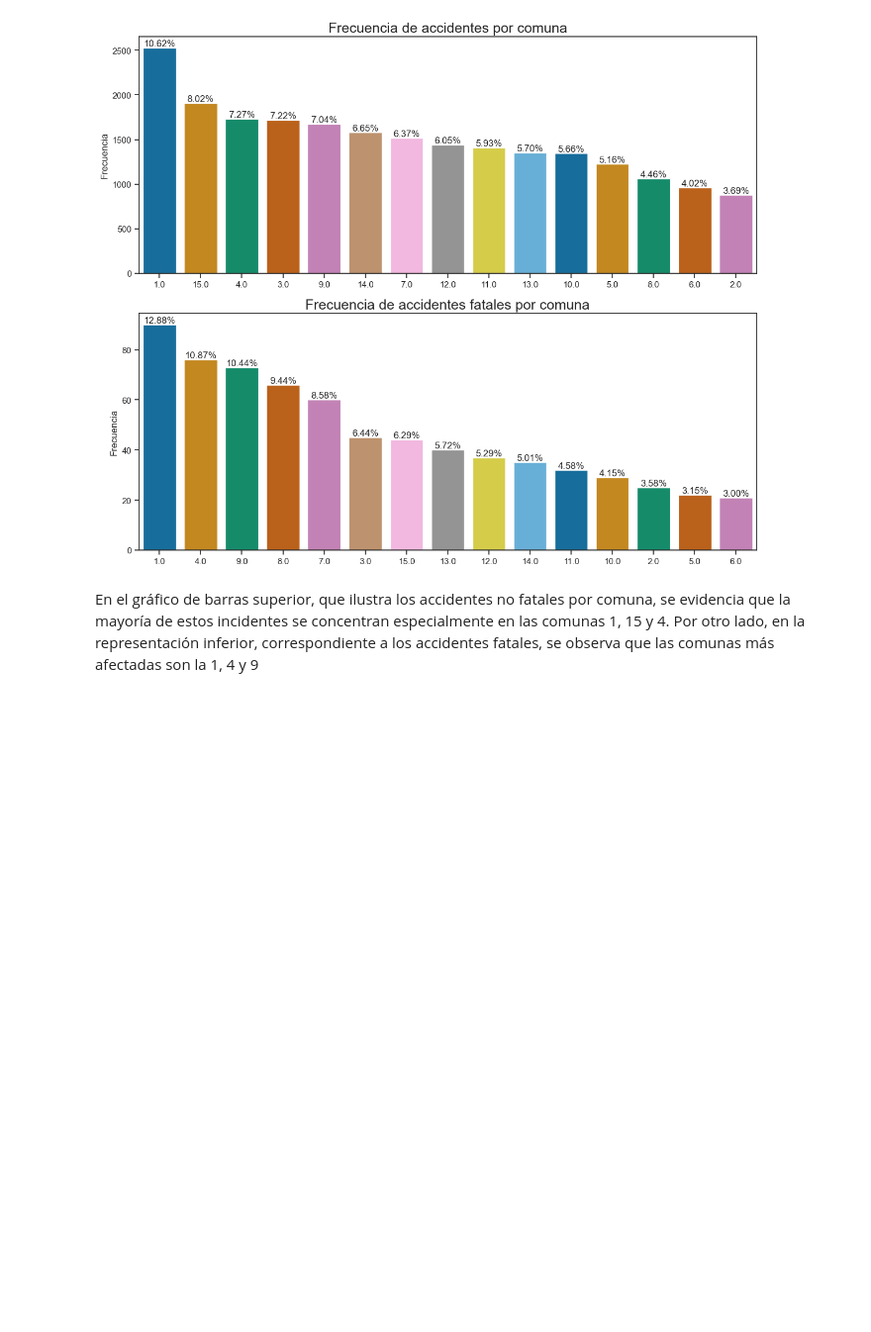
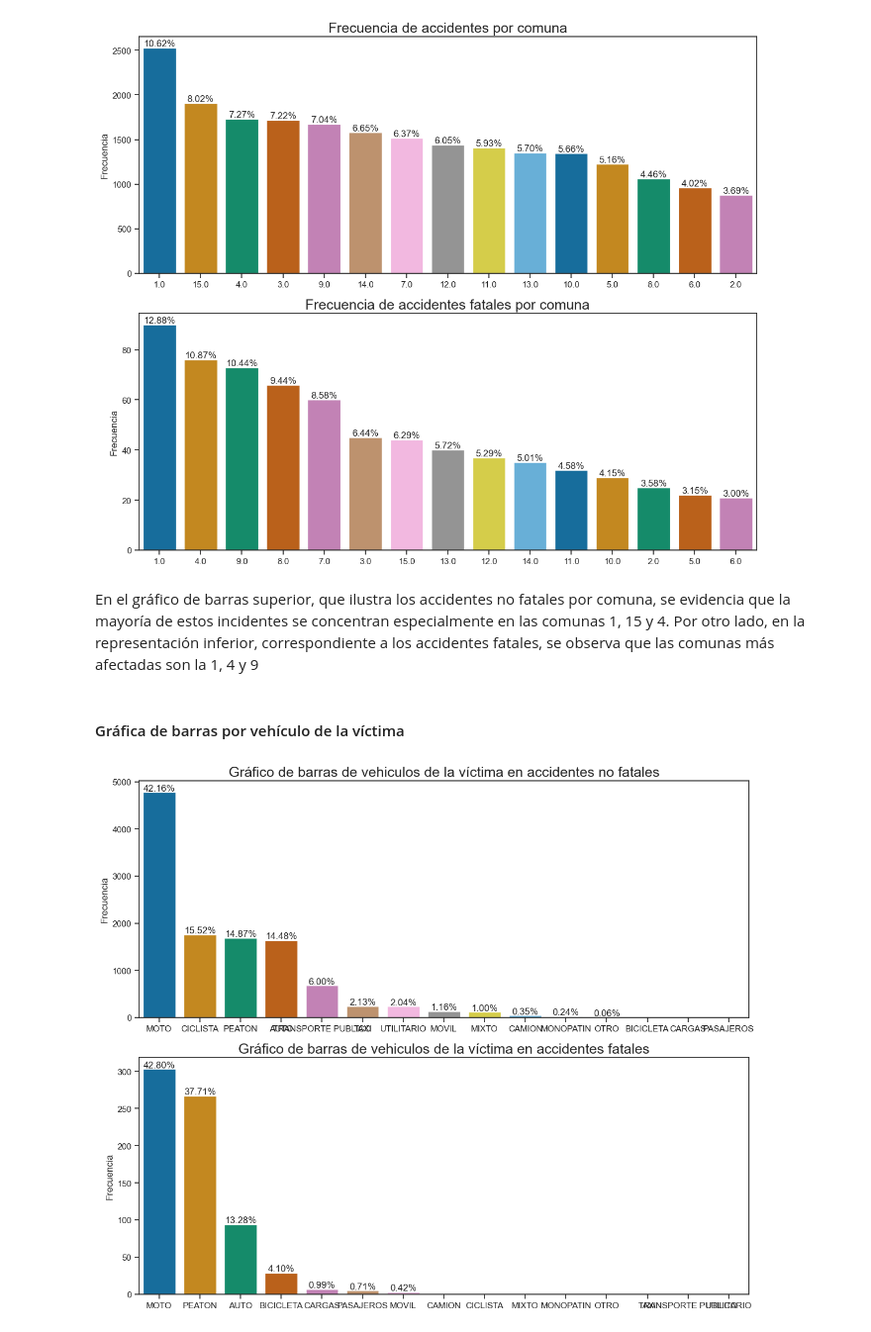
Before and after one commit to Gerardgfc/Proyecto_Integrador_2, a Jupyter notebook: Notebooks/04_EDA.ipynb, the cells around one changed output. Shown at 99% size. Cells and saved outputs as stored; diff of their text form; code cells hidden in the pictures; blank space fills up the shorter version.

```diff
--- a/Notebooks/04_EDA.ipynb
+++ b/Notebooks/04_EDA.ipynb
@@ -506,3 +506,47 @@ plt.show()
 [figure]
 # %% [markdown]
 En el gráfico de barras superior, que ilustra los accidentes no fatales por comuna, se evidencia que la mayoría de estos incidentes se concentran especialmente en las comunas 1, 15 y 4. Por otro lado, en la representación inferior, correspondiente a los accidentes fatales, se observa que las comunas más afectadas son la 1, 4 y 9
+# %% [markdown]
+#### Gráfica de barras por vehículo de la víctima
+# %%
+# Configurar estilo
+sns.set(style="ticks")
+
+# Crear dos subgráficos (2 filas, 1 columna)
+fig, axes = plt.subplots(nrows=2, ncols=1, figsize=(12, 10))
+
+# Subgráfico 1: Gravedades diferentes de 'fatal'
+order_no_fatal = victimas[victimas['gravedad'] != 'FATAL']['vehiculo_victima'].value_counts().index
+ax1 = sns.countplot(x='vehiculo_victima', data=victimas[victimas['gravedad'] != 'FATAL'], ax=axes[0], order=order_no_fatal,palette='colorblind')
+axes[0].set_title('Gráfico de barras de vehiculos de la víctima en accidentes no fatales',fontsize=18)
+axes[0].set_xlabel('')
+axes[0].set_ylabel('Frecuencia')
+
+# Añadir etiquetas de porcentaje al Subgráfico 1
+total_no_fatal = len(victimas[victimas['gravedad'] != 'FATAL'].dropna(subset=['vehiculo_victima']))
+for p in ax1.patches:
+    height = p.get_height()
+    ax1.annotate(f'{height / total_no_fatal:.2%}', (p.get_x() + p.get_width() / 2., height),
+                ha='center', va='center', xytext=(0, 5), textcoords='offset points')  # Ajuste aquí
+
+# Subgráfico 2: Gravedad 'fatal'
+order_fatal = victimas[victimas['gravedad'] == 'FATAL']['vehiculo_victima'].value_counts().index
+ax2 = sns.countplot(x='vehiculo_victima', data=victimas[victimas['gravedad'] == 'FATAL'], ax=axes[1], order=order_fatal,palette='colorblind')
+axes[1].set_title('Gráfico de barras de vehiculos de la víctima en accidentes fatales',fontsize=18)
+axes[1].set_xlabel('')
+axes[1].set_ylabel('Frecuencia')
+
+# Añadir etiquetas de porcentaje al Subgráfico 2
+total_fatal = len(victimas[victimas['gravedad'] == 'FATAL'].dropna(subset=['vehiculo_victima']))
+for p in ax2.patches:
+    height = p.get_height()
+    ax2.annotate(f'{height / total_fatal:.2%}', (p.get_x() + p.get_width() / 2., height),
+                ha='center', va='center', xytext=(0, 5), textcoords='offset points')  # Ajuste aquí
+
+# Ajustar el diseño para evitar solapamientos
+plt.tight_layout()
+
+# Mostrar los subgráficos
+plt.show()
+# %% [output]
+[figure, added]
```
Also changed, not shown: parts of 4 cells of this notebook, 1 other file.
